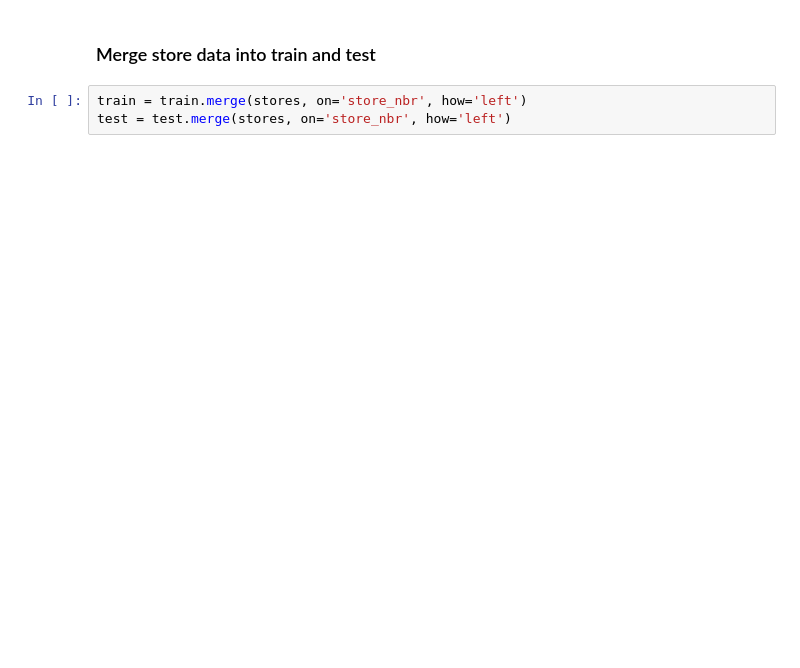
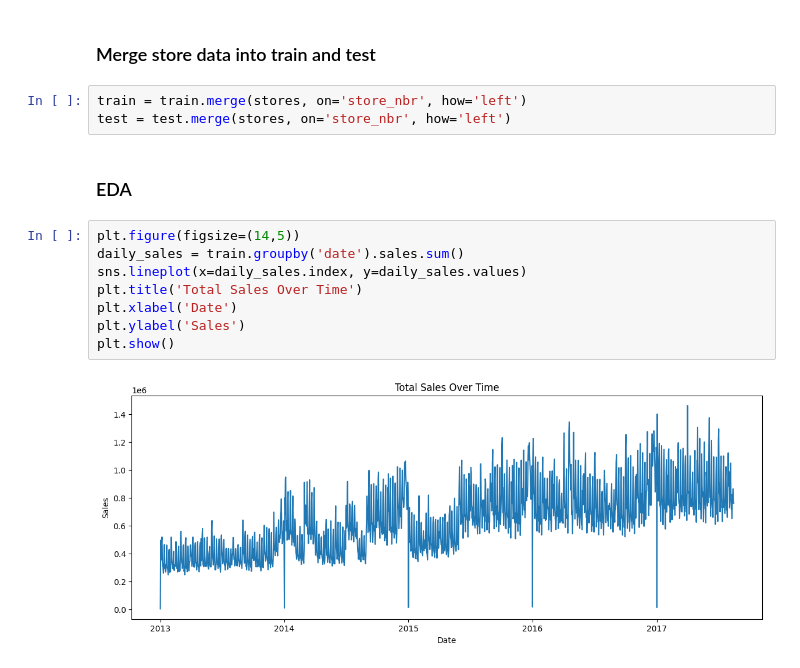
Before and after one commit to JQK1806/store-sales-time-series-forecasting, a Jupyter notebook: notebooks/main.ipynb, the cells around one changed output. Saved outputs shown, nothing was run; the diff lists cells and outputs as text; blank space fills up the shorter version.

Commit message:
EDA
Added EDA plots

```diff
--- a/notebooks/main.ipynb
+++ b/notebooks/main.ipynb
@@ -113,3 +119,15 @@ dtype: int64
 # %%
 train = train.merge(stores, on='store_nbr', how='left')
 test = test.merge(stores, on='store_nbr', how='left')
+# %% [markdown]
+### EDA
+# %%
+plt.figure(figsize=(14,5))
+daily_sales = train.groupby('date').sales.sum()
+sns.lineplot(x=daily_sales.index, y=daily_sales.values)
+plt.title('Total Sales Over Time')
+plt.xlabel('Date')
+plt.ylabel('Sales')
+plt.show()
+# %% [output]
+[figure, added]
```
Also changed, not shown: parts of 5 cells of this notebook.
